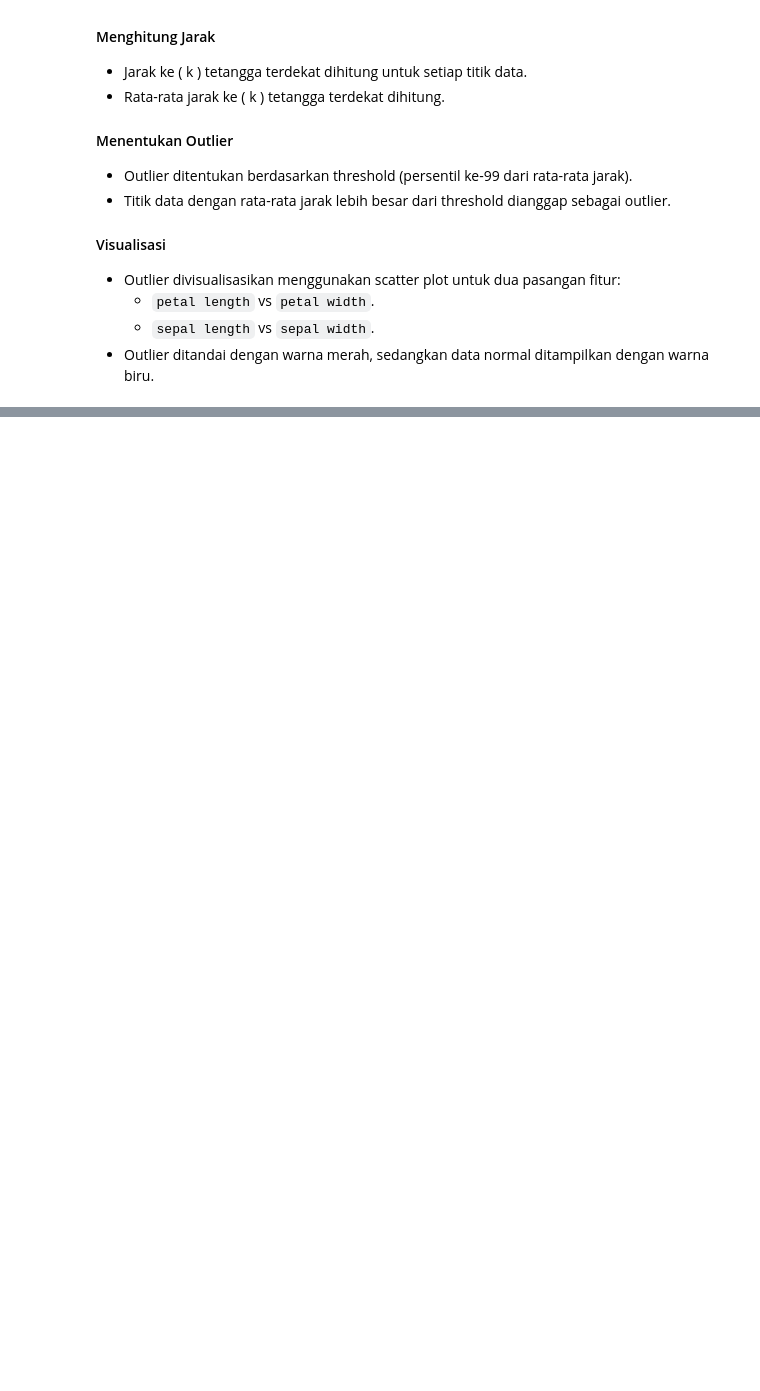
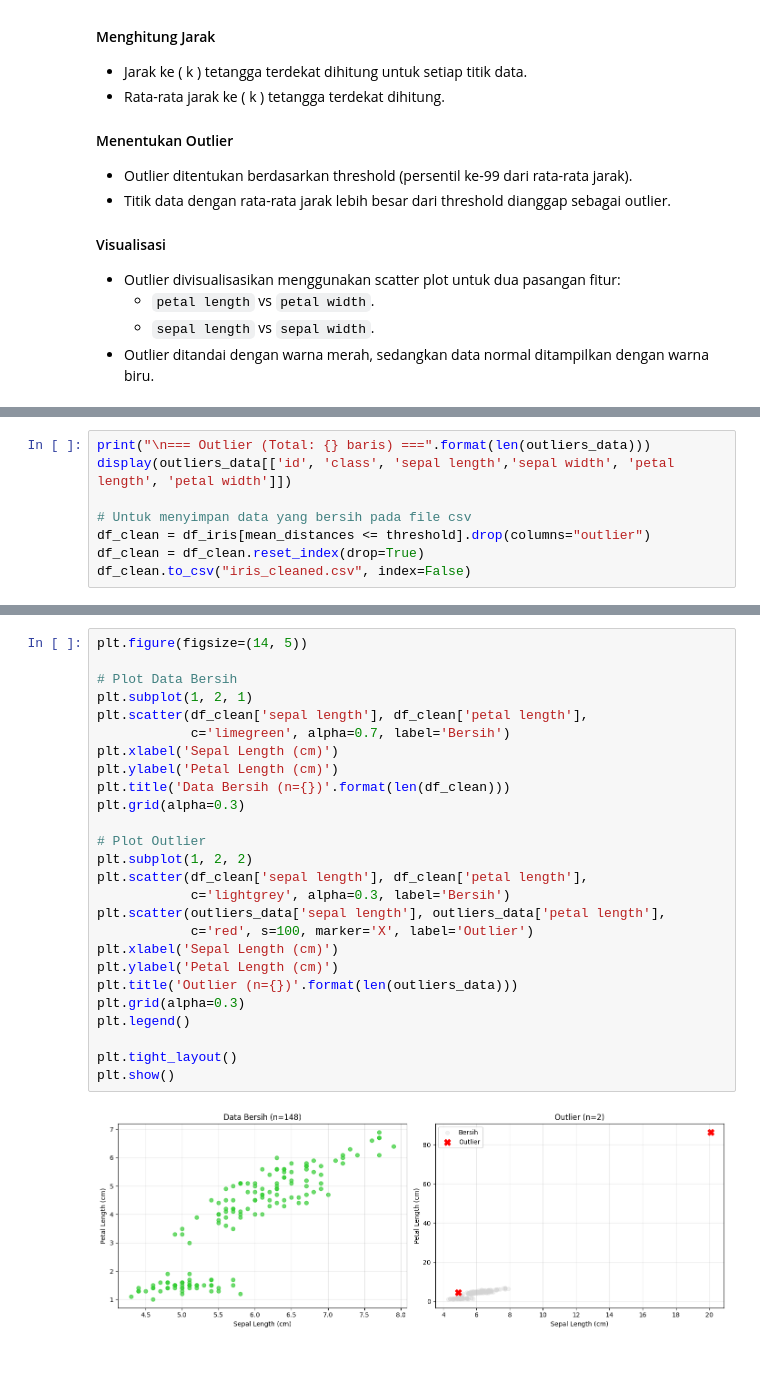
Before and after one commit to Zulfri-23-176/tryPendat, a Jupyter notebook: pendat/Pendat_Tugas_1.ipynb, the cells around one changed output, grey strips where cells are left out. Saved outputs shown, nothing was run; the diff lists cells and outputs as text; blank space fills up the shorter version.

```diff
--- a/pendat/Pendat_Tugas_1.ipynb
+++ b/pendat/Pendat_Tugas_1.ipynb
@@ -379 +382,9 @@ Outliers detected:
 [figure]
+# %%
+print("\n=== Outlier (Total: {} baris) ===".format(len(outliers_data)))
+display(outliers_data[['id', 'class', 'sepal length','sepal width', 'petal length', 'petal width']])
+
+# Untuk menyimpan data yang bersih pada file csv
+df_clean = df_iris[mean_distances <= threshold].drop(columns="outlier")
+df_clean = df_clean.reset_index(drop=True)
+df_clean.to_csv("iris_cleaned.csv", index=False)
@@ -380,2 +416,30 @@ Outliers detected:
+# %%
+plt.figure(figsize=(14, 5))
+
+# Plot Data Bersih
+plt.subplot(1, 2, 1)
+plt.scatter(df_clean['sepal length'], df_clean['petal length'],
+            c='limegreen', alpha=0.7, label='Bersih')
+plt.xlabel('Sepal Length (cm)')
+plt.ylabel('Petal Length (cm)')
+plt.title('Data Bersih (n={})'.format(len(df_clean)))
+plt.grid(alpha=0.3)
+
+# Plot Outlier
+plt.subplot(1, 2, 2)
+plt.scatter(df_clean['sepal length'], df_clean['petal length'],
+            c='lightgrey', alpha=0.3, label='Bersih')
+plt.scatter(outliers_data['sepal length'], outliers_data['petal length'],
+            c='red', s=100, marker='X', label='Outlier')
+plt.xlabel('Sepal Length (cm)')
+plt.ylabel('Petal Length (cm)')
+plt.title('Outlier (n={})'.format(len(outliers_data)))
+plt.grid(alpha=0.3)
+plt.legend()
+
+plt.tight_layout()
+plt.show()
+# %% [output]
+[figure, added]
 # %% [markdown]
 ##
```
Also changed, not shown: parts of 5 cells of this notebook, 3 other files.
